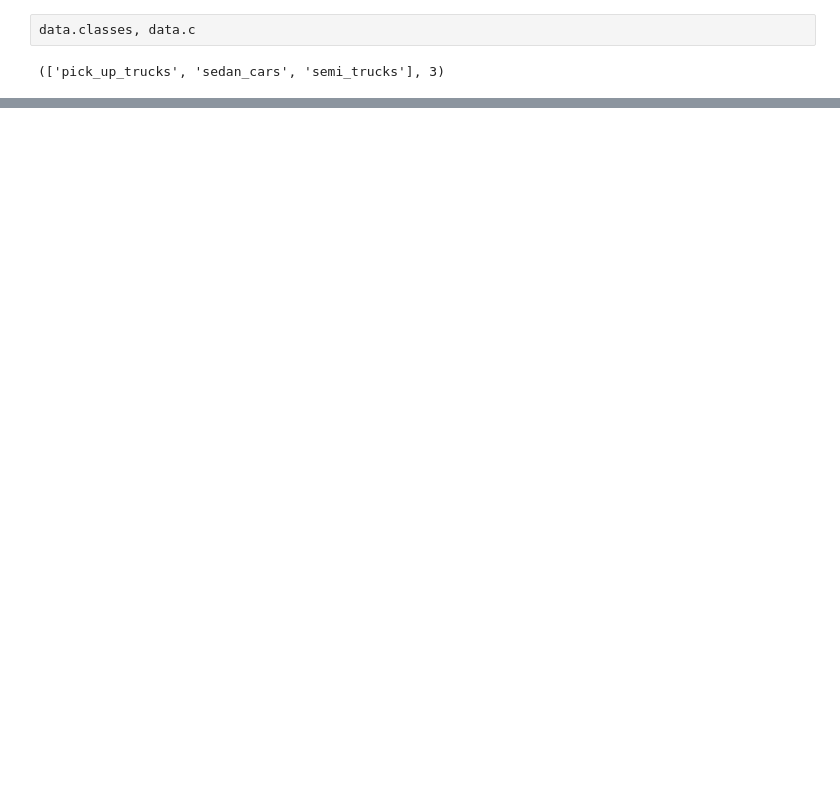
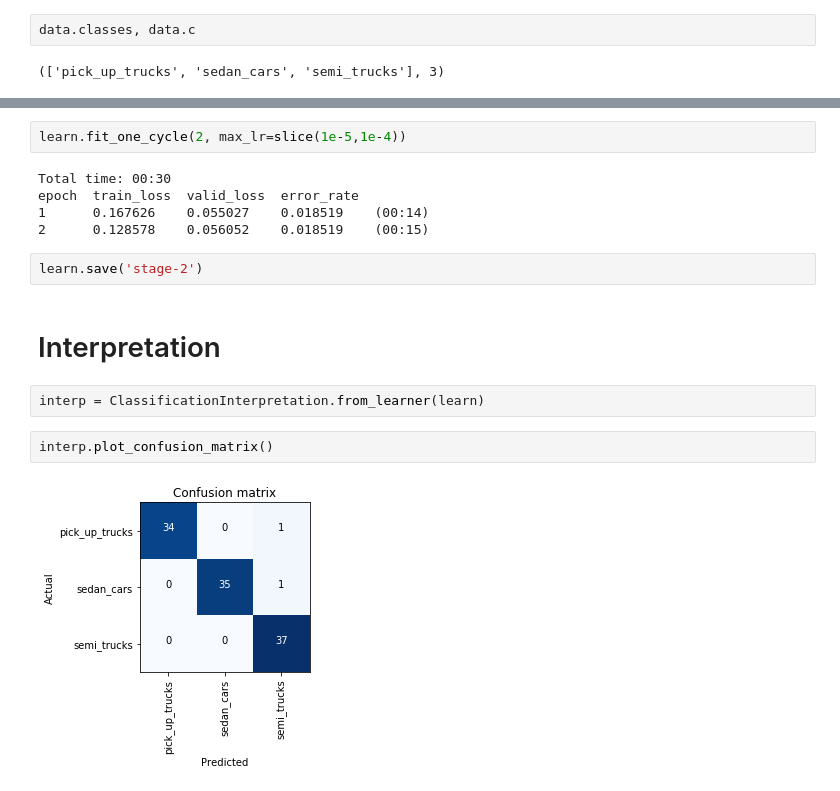
Before and after one commit to Data-drone/fast_ai_homework, a Jupyter notebook: download_images.ipynb, the cells around one changed output, grey strips where cells are left out. Saved outputs shown, nothing was run; the diff lists cells and outputs as text; blank space fills up the shorter version.

```diff
--- a/download_images.ipynb
+++ b/download_images.ipynb
@@ -49,0 +72,17 @@ data.classes, data.c
+# %%
+learn.fit_one_cycle(2, max_lr=slice(1e-5,1e-4))
+# %% [output]
+Total time: 00:30
+epoch  train_loss  valid_loss  error_rate
+1      0.167626    0.055027    0.018519    (00:14)
+2      0.128578    0.056052    0.018519    (00:15)
+# %%
+learn.save('stage-2')
+# %% [markdown]
+# Interpretation
+# %%
+interp = ClassificationInterpretation.from_learner(learn)
+# %%
+interp.plot_confusion_matrix()
+# %% [output]
+[figure, added]
```
Also changed, not shown: parts of 12 cells of this notebook.
